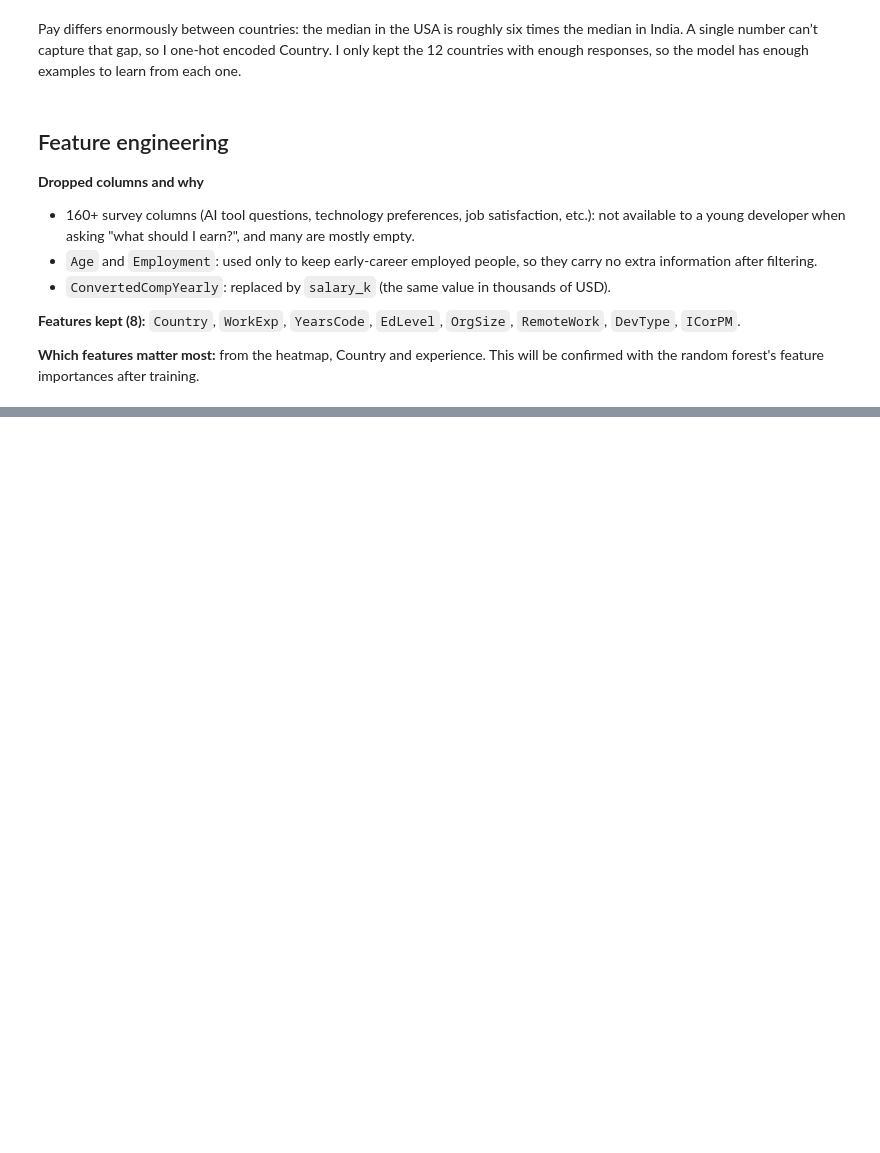
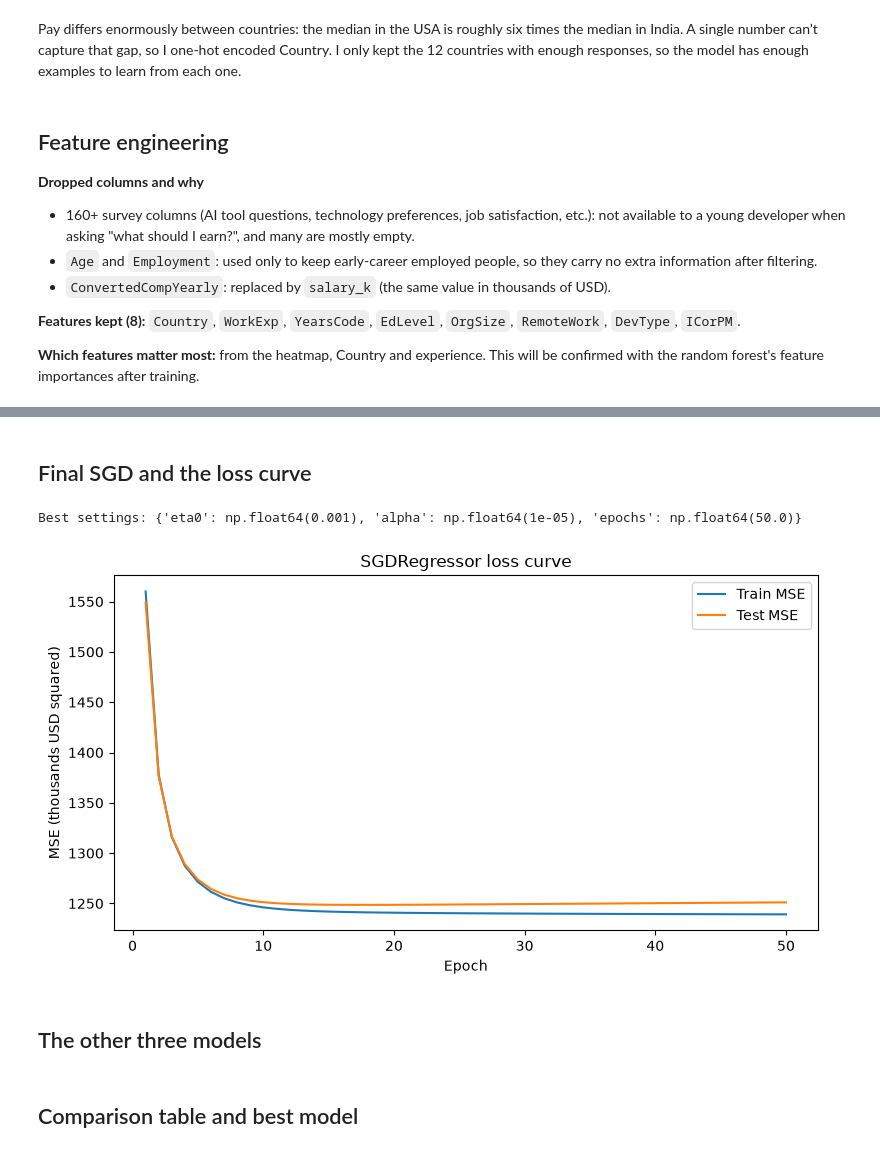
Before and after one commit to Ghislaine-i/linear_regression_model, a Jupyter notebook: summative/linear_regression/multivariate.ipynb, the cells around one changed output, grey strips where cells are left out. Drawn from its saved outputs; the diff is of its cells as text; code cells hidden in the pictures; blank space fills up the shorter version.

Commit message:
Add four regression models, SGD tuning, loss curve and comparison

```diff
--- a/summative/linear_regression/multivariate.ipynb
+++ b/summative/linear_regression/multivariate.ipynb
@@ -134,0 +163,27 @@ Pay differs enormously between countries: the median in the USA is roughly six t
+# %%
+def run_sgd(eta0, alpha, epochs, A, yA, B, yB):
+    """Train with partial_fit and record MSE on A and B after every epoch."""
+    model = SGDRegressor(learning_rate="constant", eta0=eta0, alpha=alpha,
+                         penalty="l2", random_state=42)
+    a_loss, b_loss = [], []
+    for _ in range(epochs):
+        model.partial_fit(A, yA)
+        a_loss.append(mean_squared_error(yA, model.predict(A)))
+        b_loss.append(mean_squared_error(yB, model.predict(B)))
+    return model, a_loss, b_loss
+
+# Tune on a validation split taken from the TRAINING data, so test stays untouched
+X_a, X_val, y_a, y_val = train_test_split(X_train_p, y_train, test_size=0.2, random_state=0)
+
+rows = []
+for eta0 in [0.0001, 0.001, 0.01, 0.05]:        # learning rate
+    for alpha in [1e-5, 1e-3, 1e-1, 1]:          # regularization strength
+        for epochs in [10, 50, 100]:             # number of epochs
+            _, tr, va = run_sgd(eta0, alpha, epochs, X_a, y_a, X_val, y_val)
+            rows.append({"eta0": eta0, "alpha": alpha, "epochs": epochs,
+                         "train_mse": tr[-1], "val_mse": va[-1]})
+
+tuning = pd.DataFrame(rows).sort_values("val_mse").reset_index(drop=True)
+print(tuning.head(8).round(1).to_string())
+print("\nWorst:")
+print(tuning.tail(4).round(1).to_string())
@@ -134,0 +207,23 @@ Pay differs enormously between countries: the median in the USA is roughly six t
+# %% [markdown]
+## Final SGD and the loss curve
+# %%
+best = tuning.iloc[0]
+print("Best settings:", dict(best[["eta0", "alpha", "epochs"]]))
+
+sgd, train_curve, test_curve = run_sgd(best["eta0"], best["alpha"], int(best["epochs"]),
+                                       X_train_p, y_train, X_test_p, y_test)
+
+plt.figure(figsize=(8, 4.5))
+plt.plot(range(1, len(train_curve) + 1), train_curve, label="Train MSE")
+plt.plot(range(1, len(test_curve) + 1), test_curve, label="Test MSE")
+plt.xlabel("Epoch")
+plt.ylabel("MSE (thousands USD squared)")
+plt.title("SGDRegressor loss curve")
+plt.legend()
+plt.tight_layout()
+plt.show()
+# %% [output]
+Best settings: {'eta0': np.float64(0.001), 'alpha': np.float64(1e-05), 'epochs': np.float64(50.0)}
+[figure, added]
+# %% [markdown]
+## The other three models
@@ -134,0 +235,2 @@ Pay differs enormously between countries: the median in the USA is roughly six t
+# %% [markdown]
+## Comparison table and best model
```
Also changed, not shown: parts of 11 cells of this notebook.
